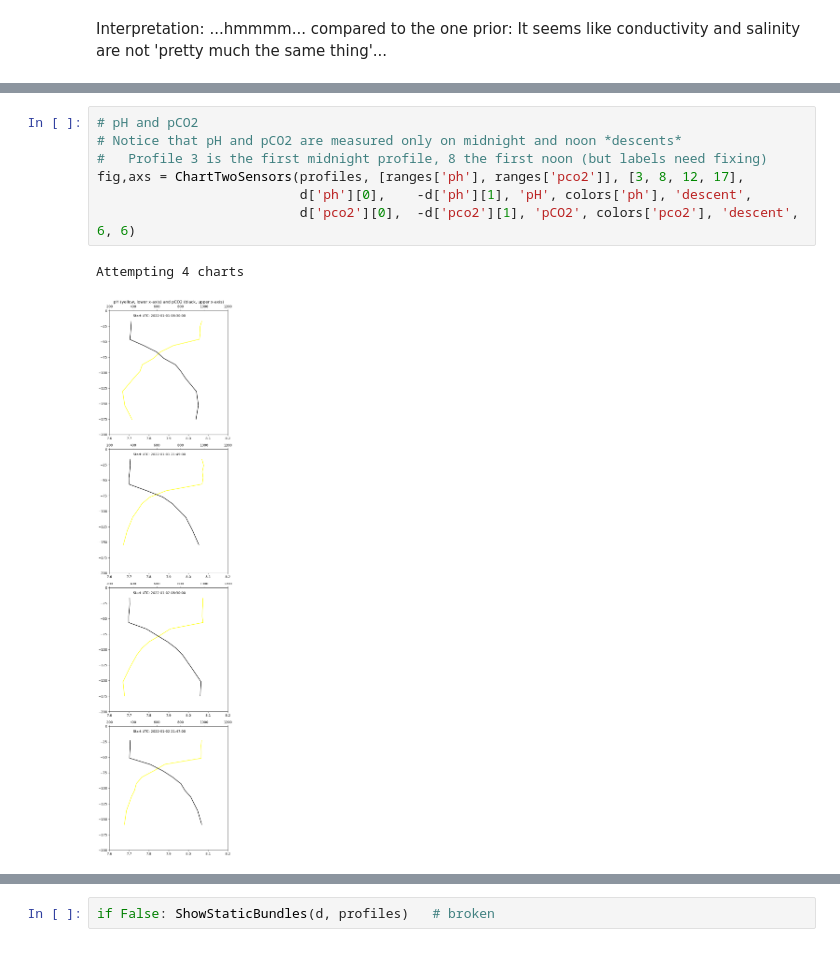
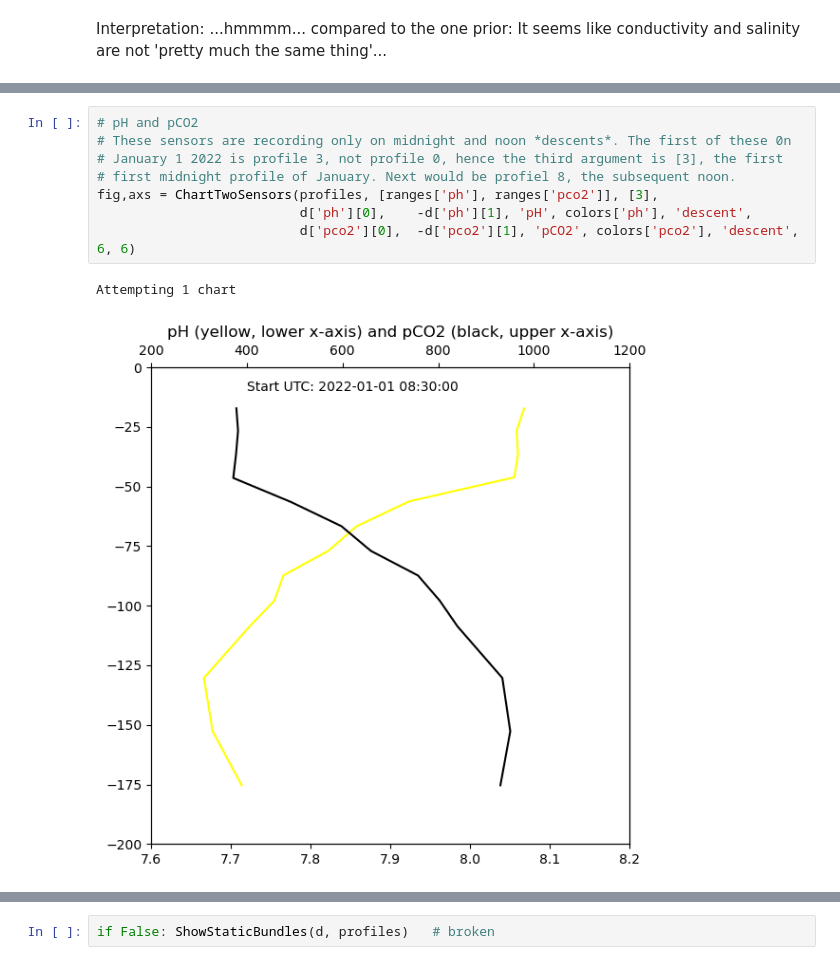
Before and after one commit to geo-smart/oceanography, a Jupyter notebook: book/chapters/epipelargosy.ipynb, the cells around one changed output, grey strips where cells are left out. Cells and saved outputs as stored; diff of their text form.

```diff
--- a/book/chapters/epipelargosy.ipynb
+++ b/book/chapters/epipelargosy.ipynb
@@ -277,11 +200,12 @@ Attempting 1 charts
 [figure]
 # %%
 # pH and pCO2
-# Notice that pH and pCO2 are measured only on midnight and noon *descents*
-#   Profile 3 is the first midnight profile, 8 the first noon (but labels need fixing)
-fig,axs = ChartTwoSensors(profiles, [ranges['ph'], ranges['pco2']], [3, 8, 12, 17],
+# These sensors are recording only on midnight and noon *descents*. The first of these 0n
+# January 1 2022 is profile 3, not profile 0, hence the third argument is [3], the first
+# first midnight profile of January. Next would be profiel 8, the subsequent noon.
+fig,axs = ChartTwoSensors(profiles, [ranges['ph'], ranges['pco2']], [3],
                           d['ph'][0],    -d['ph'][1], 'pH', colors['ph'], 'descent',
                           d['pco2'][0],  -d['pco2'][1], 'pCO2', colors['pco2'], 'descent', 6, 6)
 # %% [output]
-Attempting 4 charts
+Attempting 1 chart
-[figure, old version]
+[figure, new version]
```
Also changed, not shown: parts of 44 cells of this notebook, 4 other files.
